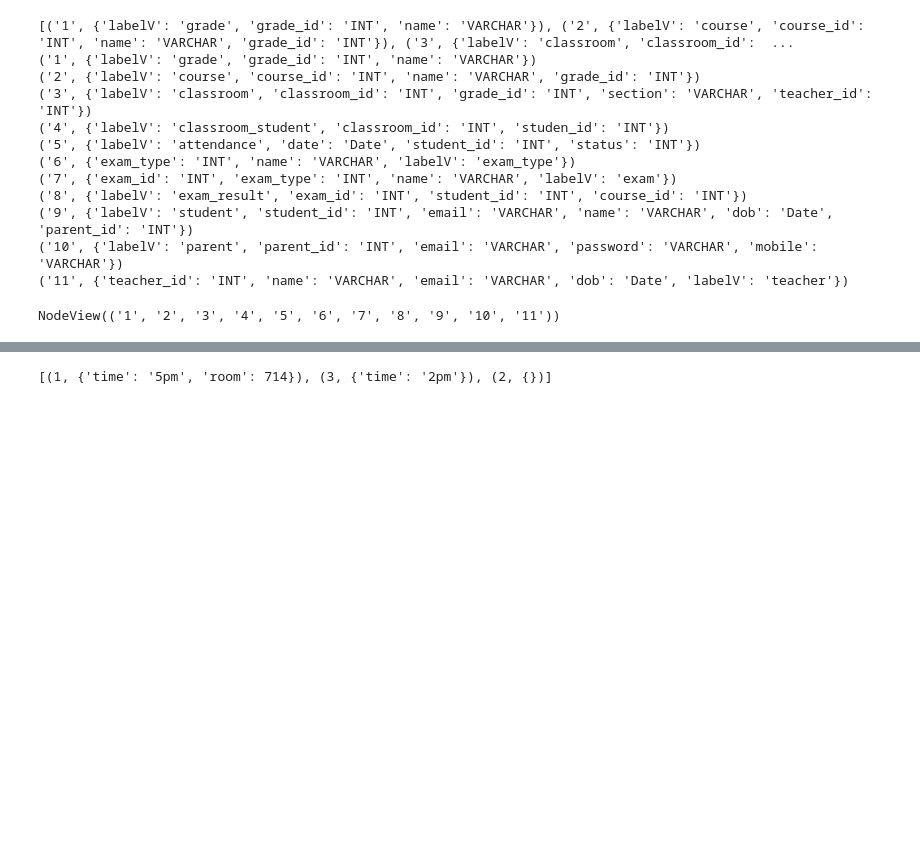
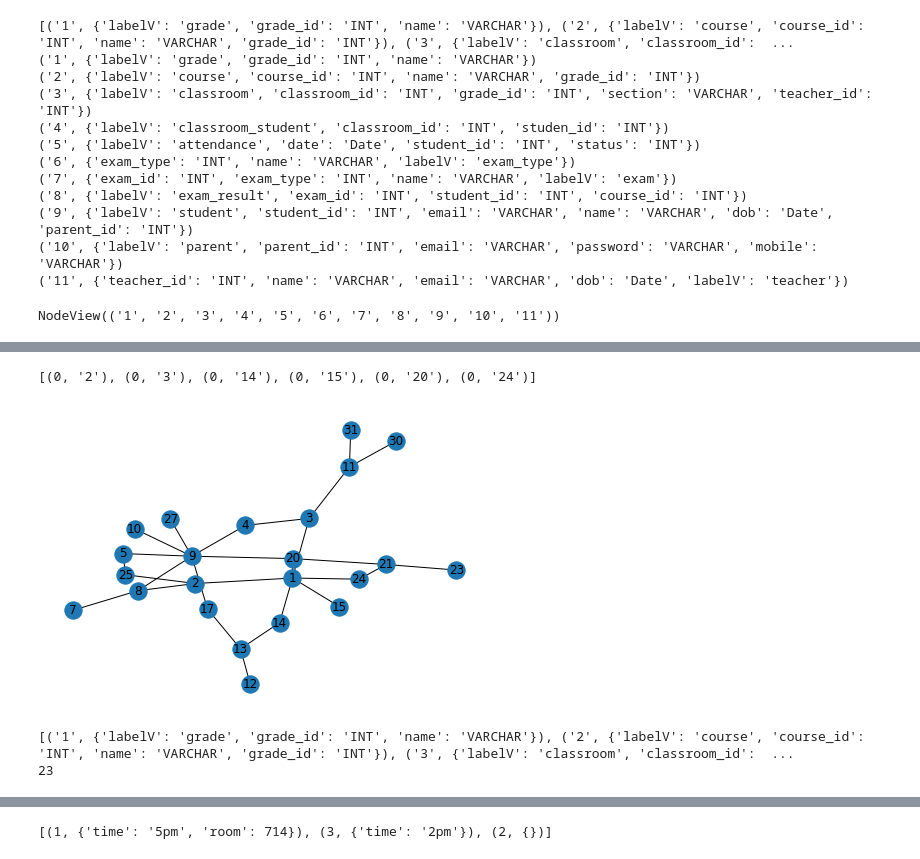
Before and after one commit to singh-priyank/KG, a Jupyter notebook: Untitled.ipynb, the cells around one changed output, grey strips where cells are left out. Cells and saved outputs as stored; diff of their text form; code cells hidden in the pictures; blank space fills up the shorter version.

```diff
--- a/Untitled.ipynb
+++ b/Untitled.ipynb
@@ -132,0 +156,22 @@ False
+# %%
+similar = []
+word = input()
+ib = wordnet.synsets(word)[0]
+l  = G.nodes()
+for i in l:
+    if 'labelV' in G.nodes[i]:
+#         print(G.nodes[i]['labelV'])
+        cb = wordnet.synsets(G.nodes[i]['labelV'])
+        if len(cb)==0:
+            continue
+        v = ib.wup_similarity(cb[0])
+        print(v)
+        if len(similar) == 0:
+            similar.append((v,G.nodes[i]['labelV'],i))
+        elif similar[-1][0]<v:
+            similar.append((v,G.nodes[i]['labelV'],i))
+    if len(similar)>3:
+        similar.sort(reversed=True)
+        similar.pop()
+print(similar)
+node = similar[-1][2]
@@ -132,0 +194,20 @@ False
+# %%
+edg = list(G.edges([node]))
+for i in range(len(edg)):
+    tem = list(edg[i])
+    tem[0] = 0
+    edg[i] = tuple(tem)
+print(edg)
+# %% [output]
+[(0, '2'), (0, '3'), (0, '14'), (0, '15'), (0, '20'), (0, '24')]
+# %%
+e = nx.ego_graph(G,node,3)
+nx.draw(e,with_labels=True)
+plt.show()
+l = list(e.nodes())
+print(e.nodes(data=True))
+print(len(l))
+# %% [output]
+[figure, added]
+[('1', {'labelV': 'grade', 'grade_id': 'INT', 'name': 'VARCHAR'}), ('2', {'labelV': 'course', 'course_id': 'INT', 'name': 'VARCHAR', 'grade_id': 'INT'}), ('3', {'labelV': 'classroom', 'classroom_id':  ...
+23
```
Also changed, not shown: parts of 6 cells of this notebook.
